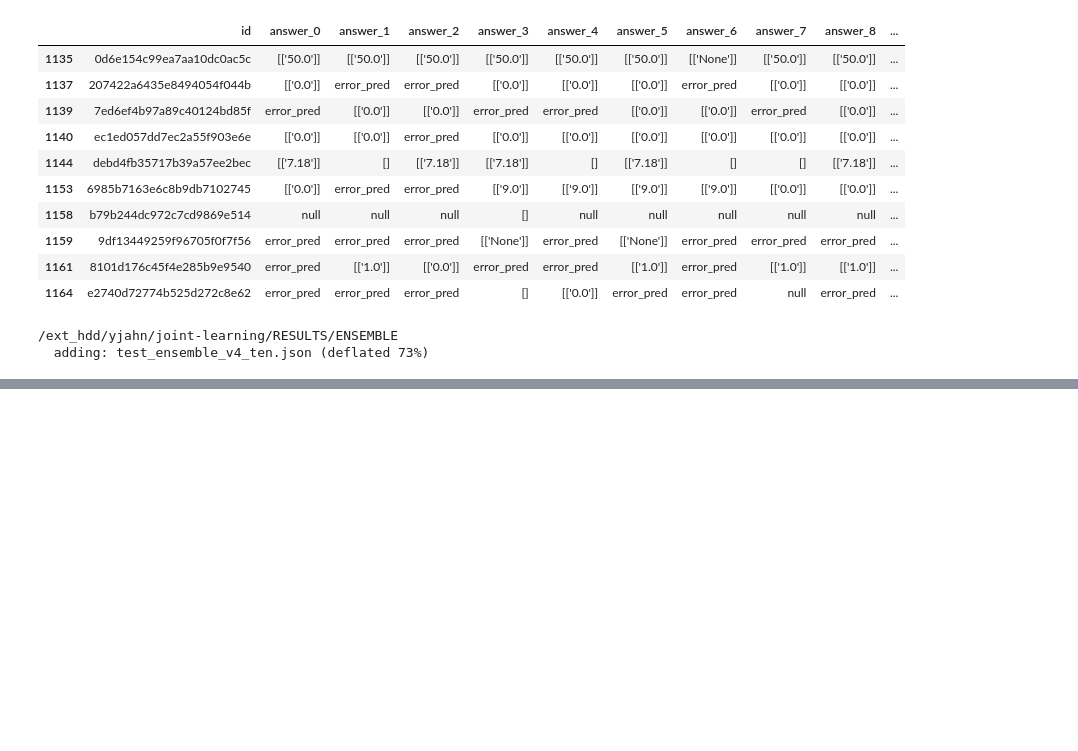
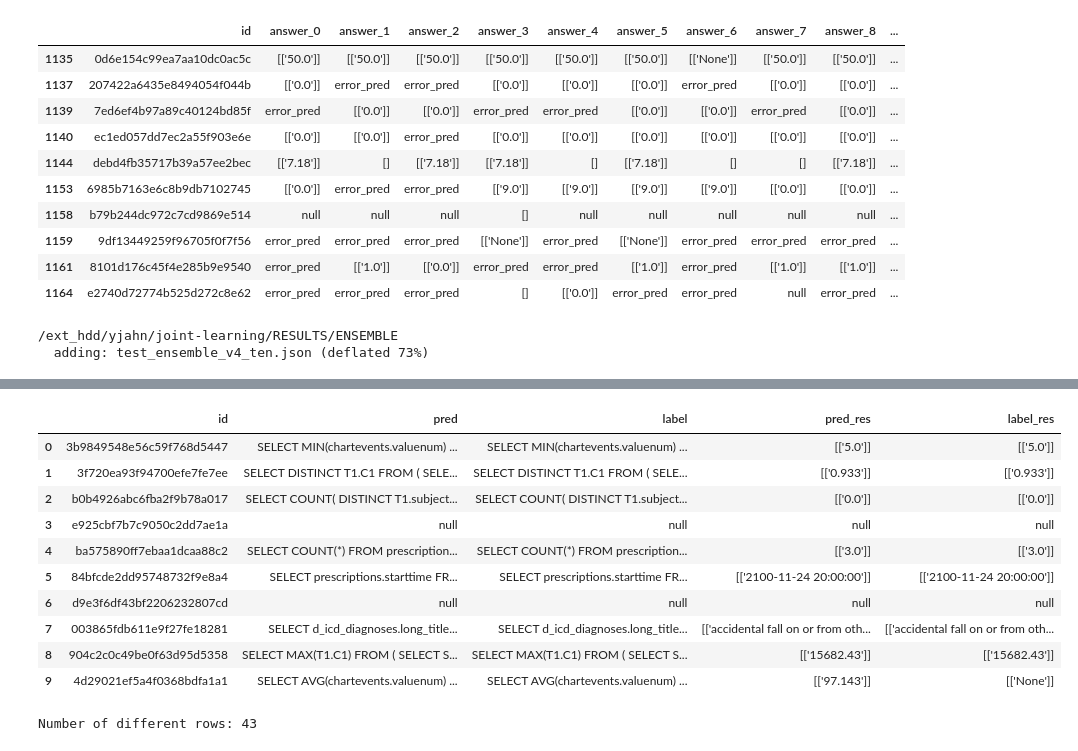
Before and after one commit to snoop2head/EHRSQL, a Jupyter notebook: ensemble.ipynb, the cells around one changed output, grey strips where cells are left out. Drawn from its saved outputs; the diff is of its cells as text; code cells hidden in the pictures; blank space fills up the shorter version.

Commit message:
found postprocessing for ='

```diff
--- a/ensemble.ipynb
+++ b/ensemble.ipynb
@@ -185,0 +230,18 @@ with open(path, "w") as f:
+# %%
+from scoring_program.postprocessing import post_process_sql
+# compare with label
+label_path = "/ext_hdd/yjahn/joint-learning/data/mimic_iv/train/label.json"
+with open(label_path, "r") as f:
+    label = json.load(f)
+
+pairs = []
+for id in label:
+  if id not in dict:
+    print(f"ID {id} is not in dict")
+  pairs.append(
+     (
+        id,
+        post_process_sql(dict[id]),
+        post_process_sql(label[id])
+      )
+  )
@@ -185,0 +254,7 @@ with open(path, "w") as f:
+# %%
+# make pairs into dataframe
+import pandas as pd
+
+df = pd.DataFrame(pairs, columns=["id", "pred", "label"])
+df["pred"] = df["pred"].apply(lambda x: x.replace("='", "= '"))
+df.head(10)
@@ -185,0 +273,32 @@ with open(path, "w") as f:
+# %%
+import os
+from scoring_program.scoring_utils import execute_all, reliability_score, penalize
+DB_PATH = os.path.join('data', 'mimic_iv', 'mimic_iv.sqlite')
+
+pred_res = execute_all(dict, db_path=DB_PATH, tag='pred')
+label_res = execute_all(label, db_path=DB_PATH, tag='real')
+# %%
+# add results according to the id
+df["pred_res"] = [pred_res[id] for id in df["id"]]
+df["label_res"] = [label_res[id] for id in df["id"]]
+df.head(10)
+# %% [output]
+|  | id | pred | label | pred_res | label_res |
+| 0 | 3b9849548e56c59f768d5447 | SELECT MIN(chartevents.valuenum) ... | SELECT MIN(chartevents.valuenum) ... | [['5.0']] | [['5.0']] |
+| 1 | 3f720ea93f94700efe7fe7ee | SELECT DISTINCT T1.C1 FROM ( SELE... | SELECT DISTINCT T1.C1 FROM ( SELE... | [['0.933']] | [['0.933']] |
+| 2 | b0b4926abc6fba2f9b78a017 | SELECT COUNT( DISTINCT T1.subject... | SELECT COUNT( DISTINCT T1.subject... | [['0.0']] | [['0.0']] |
+| 3 | e925cbf7b7c9050c2dd7ae1a | null | null | null | null |
+| 4 | ba575890ff7ebaa1dcaa88c2 | SELECT COUNT(*) FROM prescription... | SELECT COUNT(*) FROM prescription... | [['3.0']] | [['3.0']] |
+| 5 | 84bfcde2dd95748732f9e8a4 | SELECT prescriptions.starttime FR... | SELECT prescriptions.starttime FR... | [['2100-11-24 20:00:00']] | [['2100-11-24 20:00:00']] |
+| 6 | d9e3f6df43bf2206232807cd | null | null | null | null |
+| 7 | 003865fdb611e9f27fe18281 | SELECT d_icd_diagnoses.long_title... | SELECT d_icd_diagnoses.long_title... | [['accidental fall on or from oth... | [['accidental fall on or from oth... |
+| 8 | 904c2c0c49be0f63d95d5358 | SELECT MAX(T1.C1) FROM ( SELECT S... | SELECT MAX(T1.C1) FROM ( SELECT S... | [['15682.43']] | [['15682.43']] |
+| 9 | 4d29021ef5a4f0368bdfa1a1 | SELECT AVG(chartevents.valuenum) ... | SELECT AVG(chartevents.valuenum) ... | [['97.143']] | [['None']] |
+# %%
+# get rows where pred != label
+diff_rows = df[(df["pred"] != df["label"]) & (df["pred_res"] != df["label_res"])]
+print(f"Number of different rows: {len(diff_rows)}")
+
+diff_rows.to_csv("./train_diff_rows.csv", index=False) # when changing =' to = ', the result changes from 120 to 43
+# %% [output]
+Number of different rows: 43
```
Also changed, not shown: parts of 12 cells of this notebook, 36 other files.
